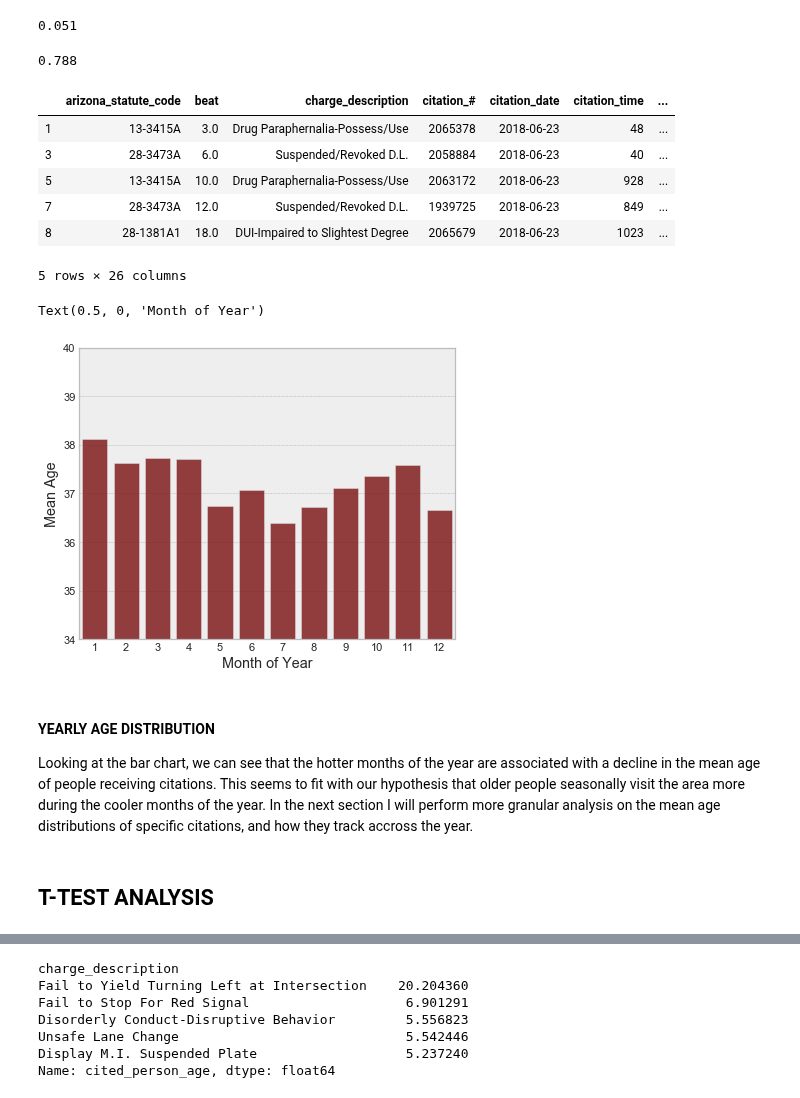
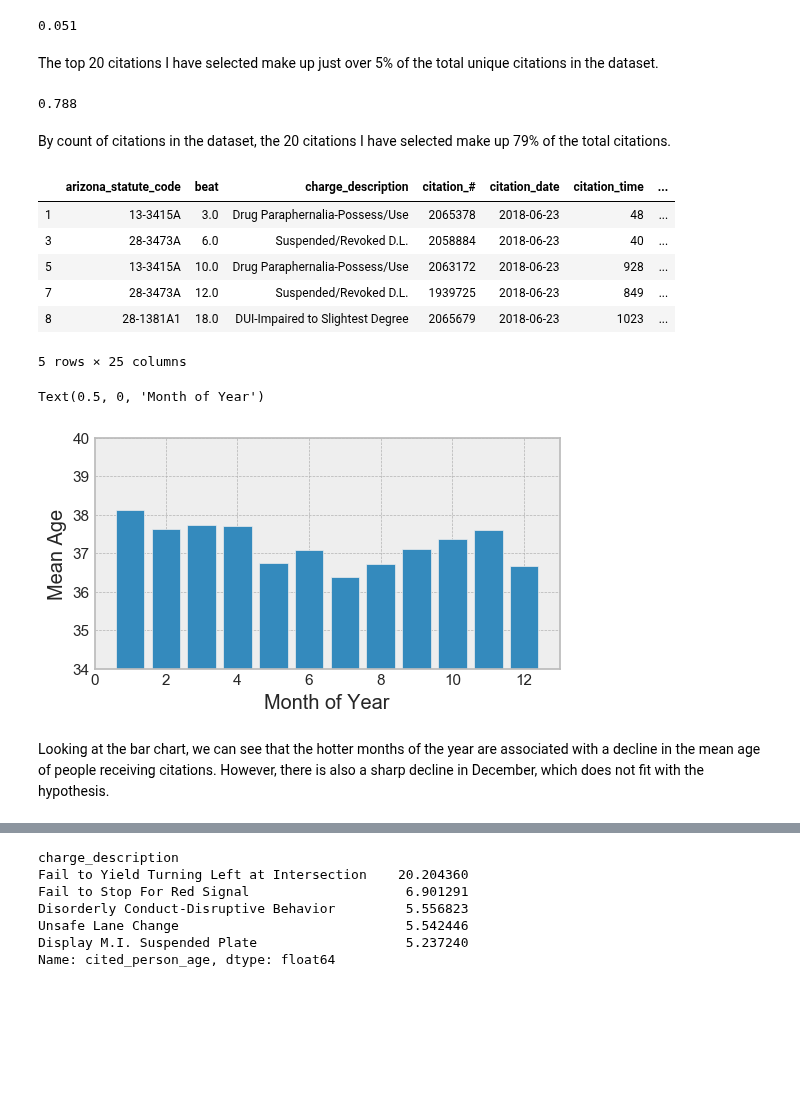
Before and after one commit to mrkjhsn/Thinkful-Exercises, a Jupyter notebook: capstone_1/Influence of Seasonal Visitors on City of Scottsdale Citations.ipynb, the cells around one changed output, grey strips where cells are left out. Cells and saved outputs as stored; diff of their text form; code cells hidden in the pictures; blank space fills up the shorter version.

```diff
--- a/capstone_1/Influence of Seasonal Visitors on City of Scottsdale Citations.ipynb
+++ b/capstone_1/Influence of Seasonal Visitors on City of Scottsdale Citations.ipynb
@@ -69,23 +55,16 @@ citations.drop_duplicates('citation_#', inplace=True)
 
 # convert citation date to datetime format
 citations['citation_date'] = pd.to_datetime(citations['citation_date'])
-
 # create month column
 citations['month'] = citations['citation_date'].dt.month
-
-# create year column
-citations['year'] = citations['citation_date'].dt.year
-
 # create day of week column
 citations['day_of_week'] = citations['citation_date'].dt.dayofweek
-
 # extract the hour of the day from the citation time column
 citations['hour_of_day'] = citations['citation_time'].apply(lambda x: str(x)[-4:-2])
 
 # replace blanks with 0
 # this happened for citations that took place during the hour of 12am
 citations.loc[citations.hour_of_day == '', 'hour_of_day'] = 0
-
 # change data type of hour from object to number
 citations.hour_of_day = pd.to_numeric(citations.hour_of_day)
 
@@ -169,4 +140,6 @@ Name: charge_description, dtype: int64
 round(citations.charge_description.value_counts()[0:20].shape[0]/citations.charge_description.value_counts().shape[0], 3)
 # %% [output]
 0.051
+# %% [markdown]
+The top 20 citations I have selected make up just over 5% of the total unique citations in the dataset.
 # %%
@@ -174,6 +146,8 @@ round(citations.charge_description.value_counts()[0:20].shape[0]/citations.charg
 round(citations.charge_description.value_counts()[0:20].sum() / citations.charge_description.count(), 3)
 # %% [output]
 0.788
+# %% [markdown]
+By count of citations in the dataset, the 20 citations I have selected make up 79% of the total citations.
 # %%
 # subset full citation dataset with only the top 20 citations by count
 top20_citations = citations[citations.charge_description.isin(citations.charge_description.value_counts()[0:20].index)]
@@ -186,23 +160,17 @@ top20_citations.head()
 | 5 | 13-3415A | 10.0 | Drug Paraphernalia-Possess/Use | 2063172 | 2018-06-23 | 928 | ... |
 | 7 | 28-3473A | 12.0 | Suspended/Revoked D.L. | 1939725 | 2018-06-23 | 849 | ... |
 | 8 | 28-1381A1 | 18.0 | DUI-Impaired to Slightest Degree | 2065679 | 2018-06-23 | 1023 | ... |
-5 rows × 26 columns
+5 rows × 25 columns
 # %%
-# what is the distribution of mean ages throughout the year?
-plt.figure(figsize=(6,5))
+plt.figure(figsize=(6,3))
+plt.bar(top20_citations.groupby(top20_citations.month)['cited_person_age'].mean().reset_index().iloc[:,0],
+       top20_citations.groupby(top20_citations.month)['cited_person_age'].mean().reset_index().iloc[:,1])
 
-sns.barplot(x=top20_citations.groupby(top20_citations.month)['cited_person_age'].mean().index,
-           y=top20_citations.groupby(top20_citations.month)['cited_person_age'].mean().values,
-           color='darkred',
-           alpha=.8)
 plt.ylim(34, 40)
 plt.ylabel('Mean Age')
 plt.xlabel('Month of Year')
 # %% [output]
 Text(0.5, 0, 'Month of Year')
-[figure, old version]
+[figure, new version]
 # %% [markdown]
-#### YEARLY AGE DISTRIBUTION
-Looking at the bar chart, we can see that the hotter months of the year are associated with a decline in the mean age of people receiving citations.  This seems to fit with our hypothesis that older people seasonally visit the area more during the cooler months of the year.  In the next section I will perform more granular analysis on the mean age distributions of specific citations, and how they track accross the year.
+Looking at the bar chart, we can see that the hotter months of the year are associated with a decline in the mean age of people receiving citations.  However, there is also a sharp decline in December, which does not fit with the hypothesis.
-# %% [markdown]
-## T-TEST ANALYSIS
```
Also changed, not shown: parts of 103 cells of this notebook.
